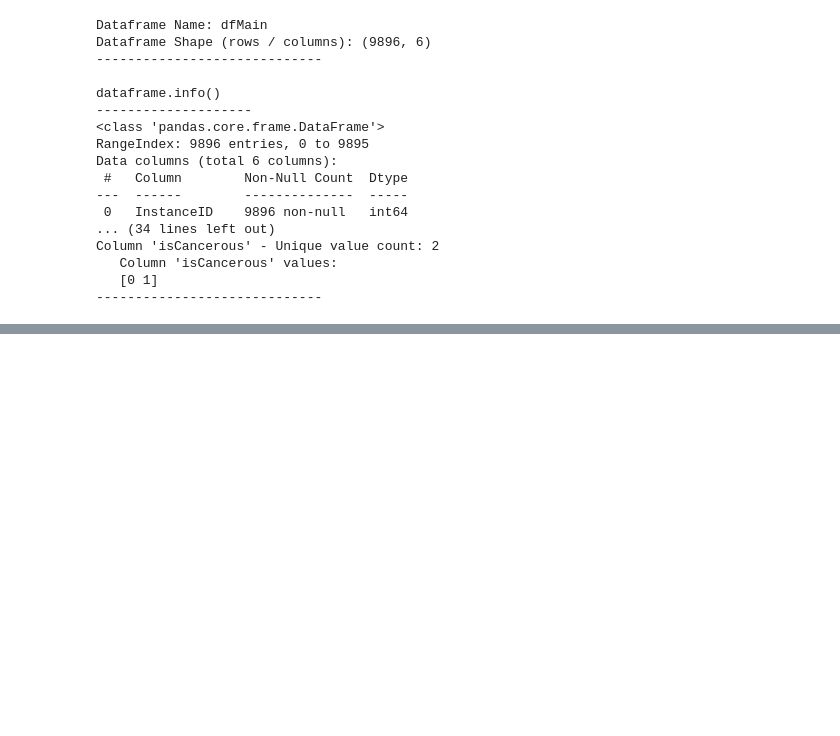
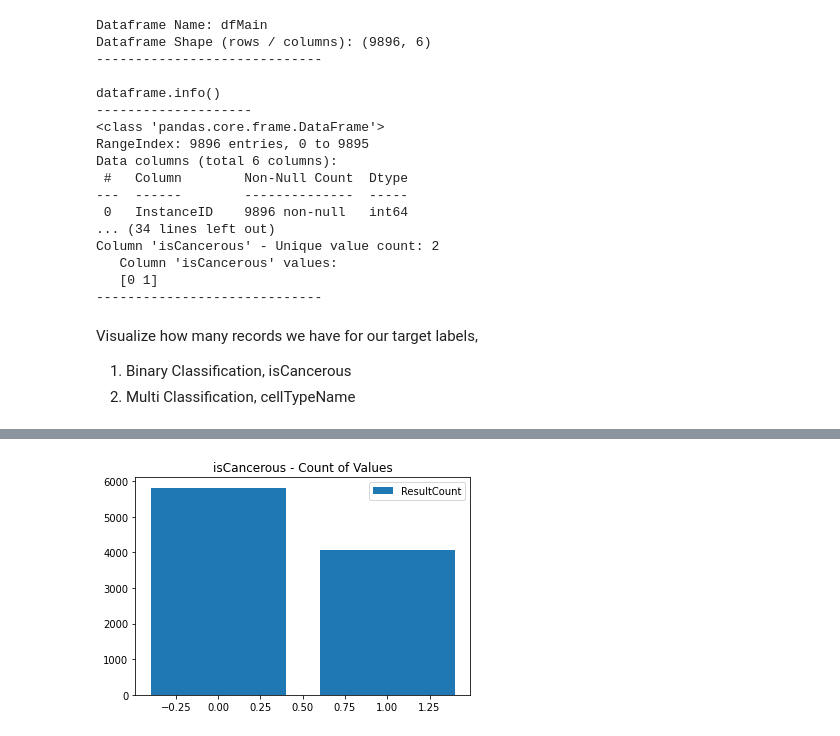
Before and after one commit to s2105802-Nelson/COSC2673-A2-Group42, a Jupyter notebook: 01.DataExploration.ipynb, the cells around one changed output, grey strips where cells are left out. Cells and saved outputs as stored; diff of their text form; code cells hidden in the pictures; blank space fills up the shorter version.

```diff
--- a/01.DataExploration.ipynb
+++ b/01.DataExploration.ipynb
@@ -30,8 +26,8 @@ Load the files
 # locationExtra = "https://raw.githubusercontent.com/s2105802-Nelson/COSC2673-A2-Group42/main/Image_classification_data/data_labels_extraData.csv?token=GHSAT0AAAAAACBUMPCHQZ5H2FWD4IEFU7WUZCB3SZA"
 
 # Use these locations for Nelson's local version of the file
-locationMain = "C:/Development/COSC2673A2/Image_classification_data/data_labels_mainData.csv"
-locationExtra = "C:/Development/COSC2673A2/Image_classification_data/data_labels_extraData.csv"
+locationMain = "./Image_classification_data/data_labels_mainData.csv"
+locationExtra = "./Image_classification_data/data_labels_extraData.csv"
 
 dfMain = pd.read_csv(locationMain)
 dfExtra = pd.read_csv(locationExtra)
@@ -75,3 +71,11 @@ Column 'isCancerous' - Unique value count: 2
    Column 'isCancerous' values:
    [0 1]
 -----------------------------
+# %% [markdown]
+Visualize how many records we have for our target labels,
+1) Binary Classification, isCancerous
+2) Multi Classification, cellTypeName
+# %%
+
+graphutil.graphBasicBarDistribution(dfMain, "isCancerous")
+# %% [output]
@@ -77,0 +83 @@ Column 'isCancerous' - Unique value count: 2
+[figure, added]
```
Also changed, not shown: parts of 6 cells of this notebook, 5 other files.
